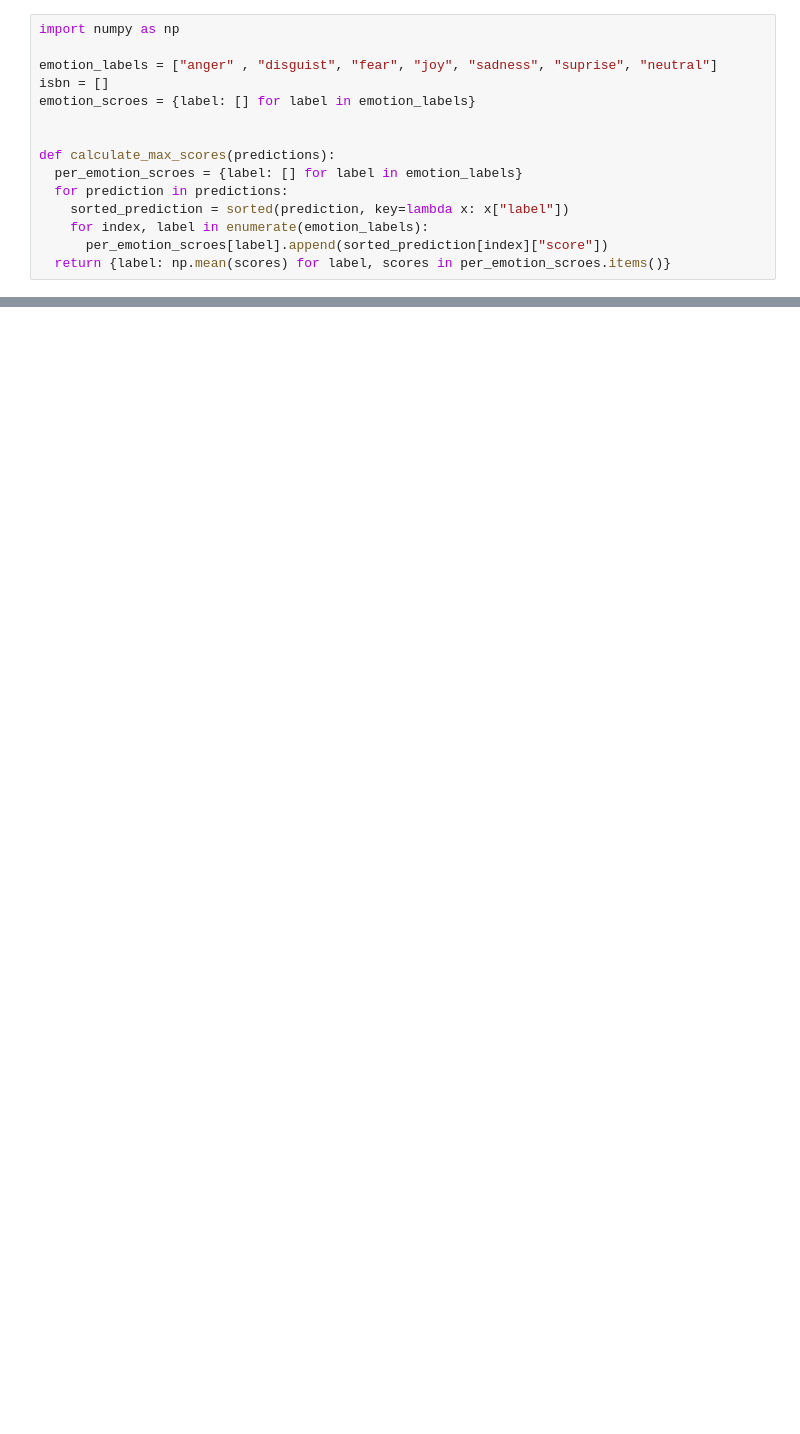
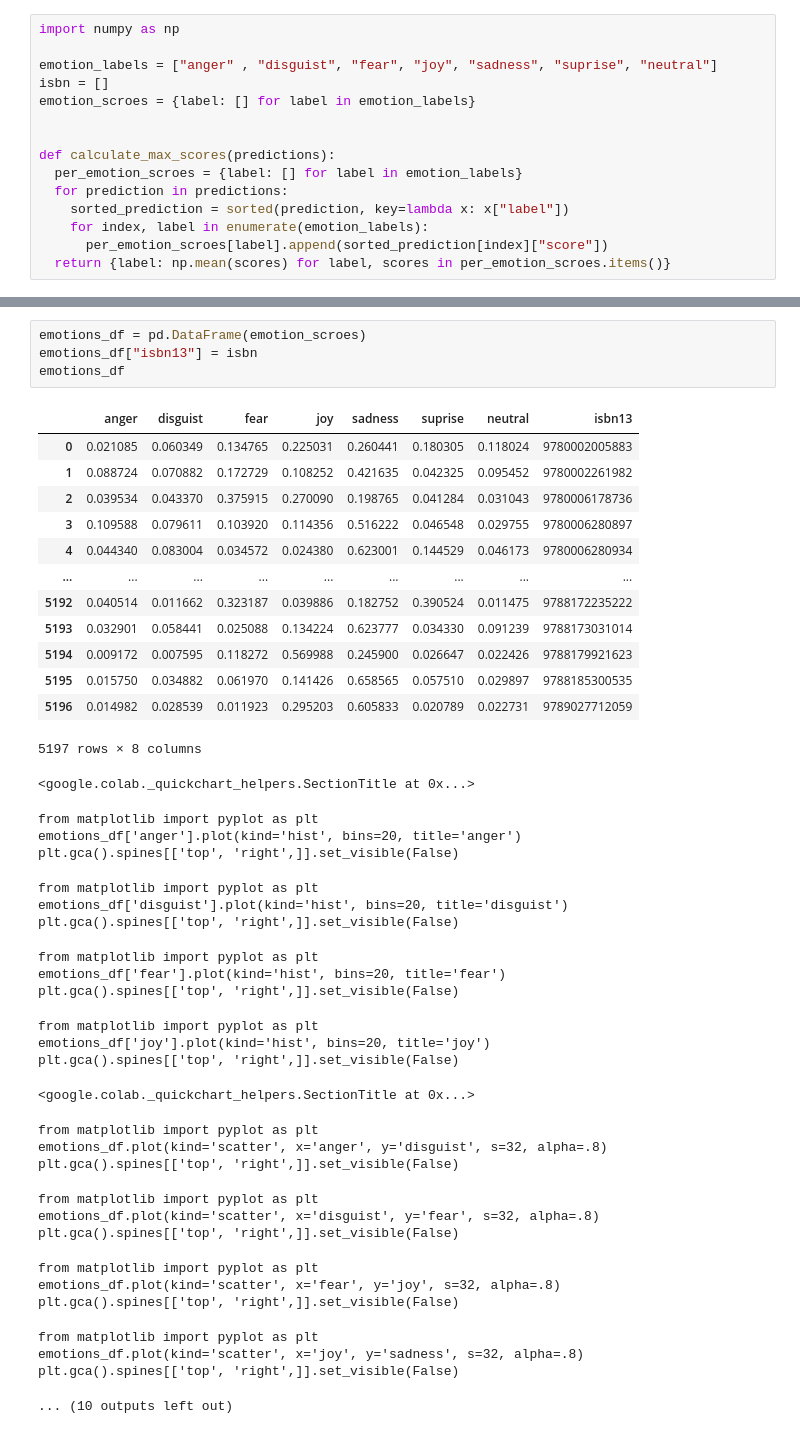
Before and after one commit to SnehAl2o7/AI-and-ML-python-learning, a Jupyter notebook: sentimantal_analysis.ipynb, the cells around one changed output, grey strips where cells are left out. Cells and saved outputs as stored; diff of their text form; blank space fills up the shorter version.

Commit message:
Created using Colab and completed

```diff
--- a/sentimantal_analysis.ipynb
+++ b/sentimantal_analysis.ipynb
@@ -158,0 +183,45 @@ for i in range(10):
+# %%
+emotions_df = pd.DataFrame(emotion_scroes)
+emotions_df["isbn13"] = isbn
+emotions_df
+# %% [output]
+|  | anger | disguist | fear | joy | sadness | suprise | neutral | isbn13 |
+| 0 | 0.021085 | 0.060349 | 0.134765 | 0.225031 | 0.260441 | 0.180305 | 0.118024 | 9780002005883 |
+| 1 | 0.088724 | 0.070882 | 0.172729 | 0.108252 | 0.421635 | 0.042325 | 0.095452 | 9780002261982 |
+| 2 | 0.039534 | 0.043370 | 0.375915 | 0.270090 | 0.198765 | 0.041284 | 0.031043 | 9780006178736 |
+| 3 | 0.109588 | 0.079611 | 0.103920 | 0.114356 | 0.516222 | 0.046548 | 0.029755 | 9780006280897 |
+| 4 | 0.044340 | 0.083004 | 0.034572 | 0.024380 | 0.623001 | 0.144529 | 0.046173 | 9780006280934 |
+| ... | ... | ... | ... | ... | ... | ... | ... | ... |
+| 5192 | 0.040514 | 0.011662 | 0.323187 | 0.039886 | 0.182752 | 0.390524 | 0.011475 | 9788172235222 |
+| 5193 | 0.032901 | 0.058441 | 0.025088 | 0.134224 | 0.623777 | 0.034330 | 0.091239 | 9788173031014 |
+| 5194 | 0.009172 | 0.007595 | 0.118272 | 0.569988 | 0.245900 | 0.026647 | 0.022426 | 9788179921623 |
+| 5195 | 0.015750 | 0.034882 | 0.061970 | 0.141426 | 0.658565 | 0.057510 | 0.029897 | 9788185300535 |
+| 5196 | 0.014982 | 0.028539 | 0.011923 | 0.295203 | 0.605833 | 0.020789 | 0.022731 | 9789027712059 |
+5197 rows × 8 columns
+<google.colab._quickchart_helpers.SectionTitle at 0x...>
+from matplotlib import pyplot as plt
+emotions_df['anger'].plot(kind='hist', bins=20, title='anger')
+plt.gca().spines[['top', 'right',]].set_visible(False)
+from matplotlib import pyplot as plt
+emotions_df['disguist'].plot(kind='hist', bins=20, title='disguist')
+plt.gca().spines[['top', 'right',]].set_visible(False)
+from matplotlib import pyplot as plt
+emotions_df['fear'].plot(kind='hist', bins=20, title='fear')
+plt.gca().spines[['top', 'right',]].set_visible(False)
+from matplotlib import pyplot as plt
+emotions_df['joy'].plot(kind='hist', bins=20, title='joy')
+plt.gca().spines[['top', 'right',]].set_visible(False)
+<google.colab._quickchart_helpers.SectionTitle at 0x...>
+from matplotlib import pyplot as plt
+emotions_df.plot(kind='scatter', x='anger', y='disguist', s=32, alpha=.8)
+plt.gca().spines[['top', 'right',]].set_visible(False)
+from matplotlib import pyplot as plt
+emotions_df.plot(kind='scatter', x='disguist', y='fear', s=32, alpha=.8)
+plt.gca().spines[['top', 'right',]].set_visible(False)
+from matplotlib import pyplot as plt
+emotions_df.plot(kind='scatter', x='fear', y='joy', s=32, alpha=.8)
+plt.gca().spines[['top', 'right',]].set_visible(False)
+from matplotlib import pyplot as plt
+emotions_df.plot(kind='scatter', x='joy', y='sadness', s=32, alpha=.8)
+plt.gca().spines[['top', 'right',]].set_visible(False)
+... (10 outputs left out)
```
Also changed, not shown: parts of 13 cells of this notebook.
